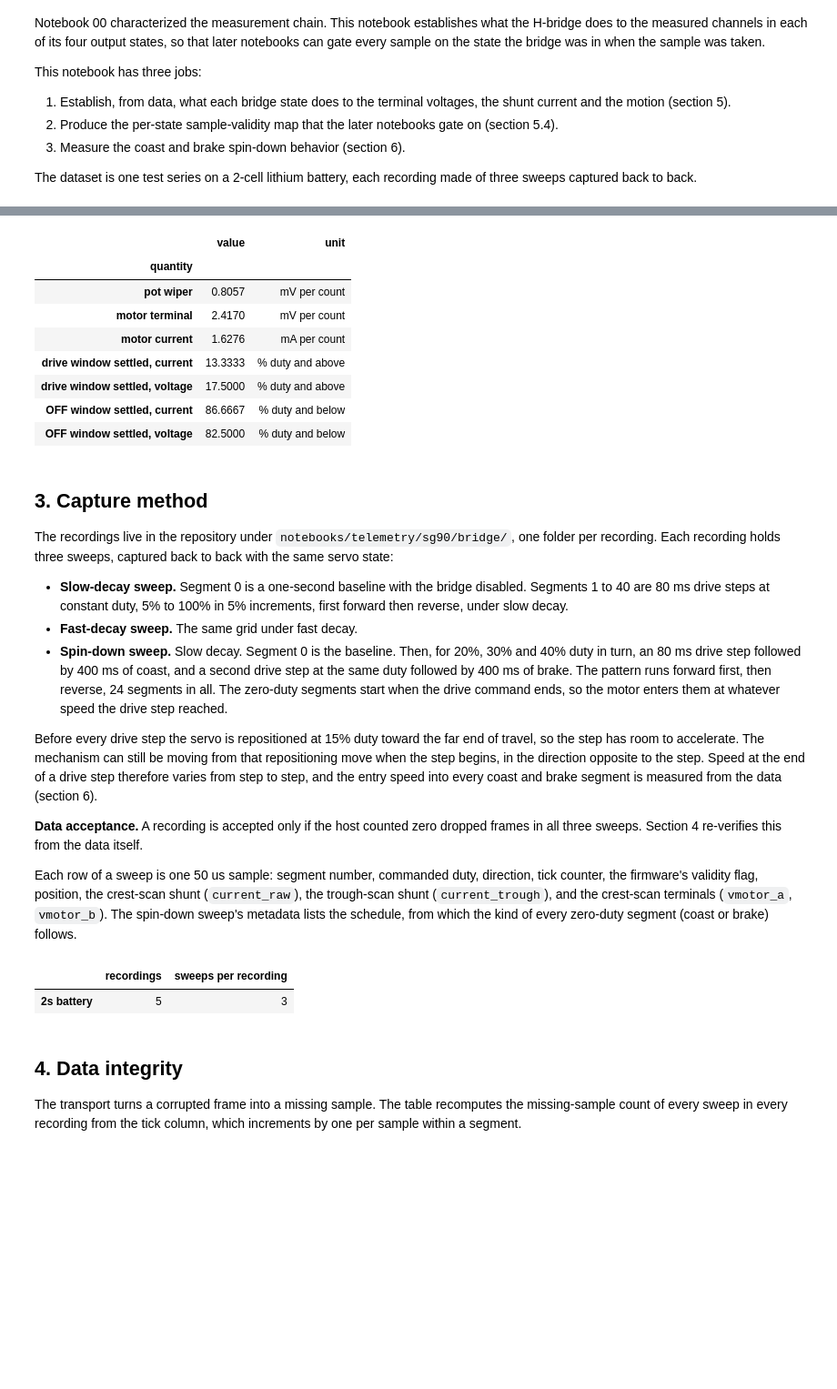
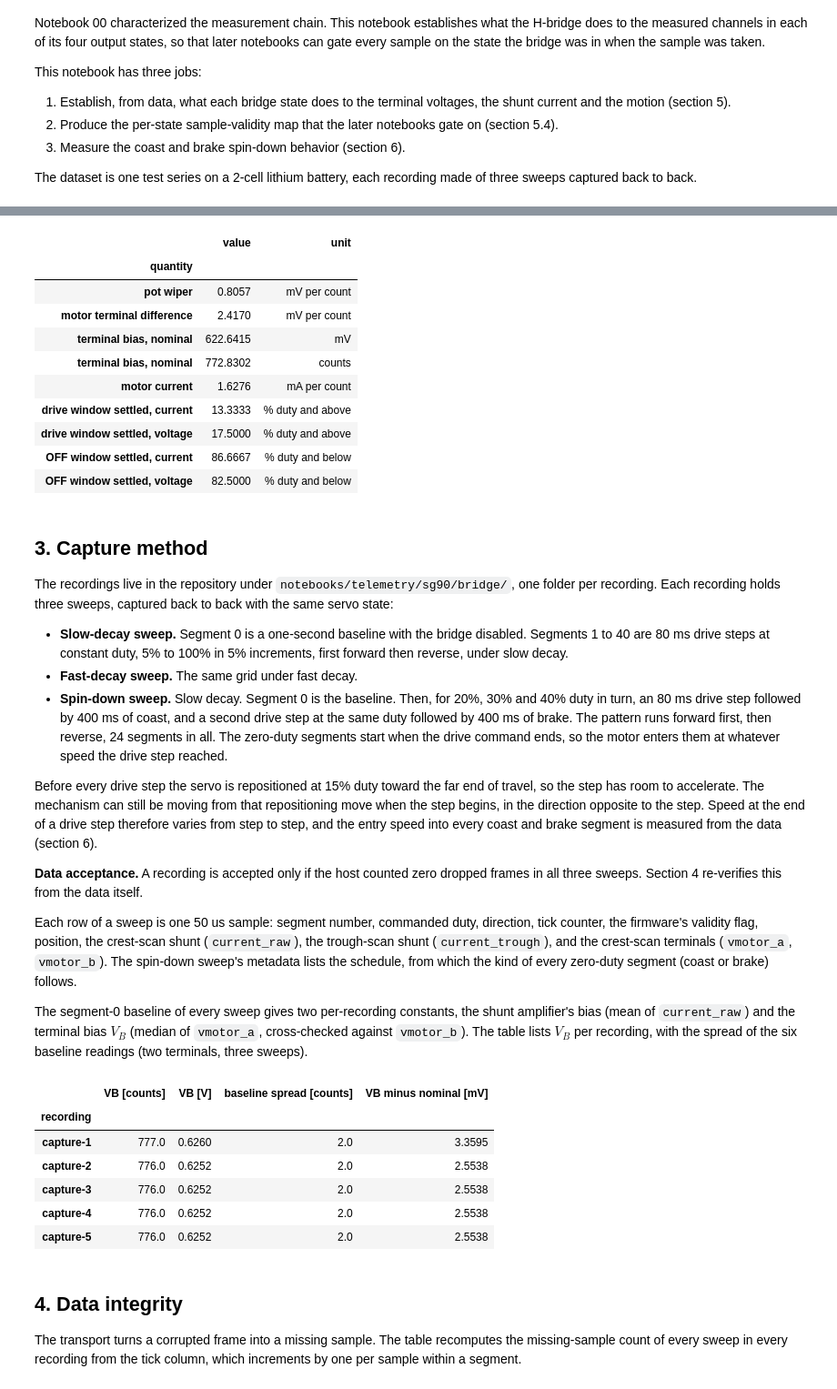
Before and after one commit to OpenServoCore/open-servo-core, a Jupyter notebook: notebooks/01-bridge-states.ipynb, the cells around one changed output, grey strips where cells are left out. Shown at 91% size. Saved outputs shown, nothing was run; the diff lists cells and outputs as text; code cells hidden in the pictures; blank space fills up the shorter version.

Commit message:
notebooks: bridge states on the biased terminal dividers

```diff
--- a/notebooks/01-bridge-states.ipynb
+++ b/notebooks/01-bridge-states.ipynb
@@ -110,6 +127,8 @@ VDD_V = 3.300               # ADC reference, nominal, not measured
 ADC_COUNTS = 4096           # 12-bit converter
 DIV_TOP_OHM = 20_000        # motor terminal divider, top leg
 DIV_BOT_OHM = 10_000        # motor terminal divider, bottom leg
+BIAS_TOP_OHM = 430          # terminal bias divider from VDD, top leg
+BIAS_BOT_OHM = 100          # terminal bias divider, bottom leg
 SHUNT_OHM = 0.033           # current shunt
 AMP_GAIN = 15.0             # current amplifier gain
 TICK_HZ = 20_000            # control / sample rate
@@ -121,13 +140,21 @@ FLOOR_V_TICKS = 210         # voltage sampling floor
 # --- derived conversion factors ---
 V_ADC_PER_COUNT = VDD_V / ADC_COUNTS                       # volts at the ADC pin
 V_TERM_PER_COUNT = V_ADC_PER_COUNT * (DIV_TOP_OHM + DIV_BOT_OHM) / DIV_BOT_OHM
+DIV_RATIO = (DIV_TOP_OHM + DIV_BOT_OHM) / DIV_BOT_OHM      # 3: tap = Vt/3 + 2/3 VB
+VB_NOM_V = VDD_V * BIAS_BOT_OHM / (BIAS_TOP_OHM + BIAS_BOT_OHM)
 A_PER_COUNT = V_ADC_PER_COUNT / (AMP_GAIN * SHUNT_OHM)     # amps through the shunt
 FLOOR_I_PCT = FLOOR_I_TICKS * 100.0 / PWM_HALF_TICKS
 FLOOR_V_PCT = FLOOR_V_TICKS * 100.0 / PWM_HALF_TICKS
 
+def term_V(tap_counts, vb_counts):
+    # Absolute terminal voltage from a tap reading: Vt = 3 tap - 2 VB.
+    return (DIV_RATIO * tap_counts - (DIV_RATIO - 1) * vb_counts) * V_ADC_PER_COUNT
+
 pd.DataFrame([
     {"quantity": "pot wiper", "value": V_ADC_PER_COUNT * 1e3, "unit": "mV per count"},
-    {"quantity": "motor terminal", "value": V_TERM_PER_COUNT * 1e3, "unit": "mV per count"},
+    {"quantity": "motor terminal difference", "value": V_TERM_PER_COUNT * 1e3, "unit": "mV per count"},
+    {"quantity": "terminal bias, nominal", "value": VB_NOM_V * 1e3, "unit": "mV"},
+    {"quantity": "terminal bias, nominal", "value": VB_NOM_V / V_ADC_PER_COUNT, "unit": "counts"},
     {"quantity": "motor current", "value": A_PER_COUNT * 1e3, "unit": "mA per count"},
     {"quantity": "drive window settled, current", "value": FLOOR_I_PCT, "unit": "% duty and above"},
     {"quantity": "drive window settled, voltage", "value": FLOOR_V_PCT, "unit": "% duty and above"},
@@ -138,7 +165,9 @@ pd.DataFrame([
 |  | value | unit |
 | quantity |  |  |
 | pot wiper | 0.8057 | mV per count |
-| motor terminal | 2.4170 | mV per count |
+| motor terminal difference | 2.4170 | mV per count |
+| terminal bias, nominal | 622.6415 | mV |
+| terminal bias, nominal | 772.8302 | counts |
 | motor current | 1.6276 | mA per count |
 | drive window settled, current | 13.3333 | % duty and above |
 | drive window settled, voltage | 17.5000 | % duty and above |
@@ -179,37 +208,59 @@ crest-scan shunt (`current_raw`), the trough-scan shunt
 (`current_trough`), and the crest-scan terminals (`vmotor_a`,
 `vmotor_b`). The spin-down sweep's metadata lists the schedule, from which
 the kind of every zero-duty segment (coast or brake) follows.
+
+The segment-0 baseline of every sweep gives two per-recording constants,
+the shunt amplifier's bias (mean of `current_raw`) and the terminal bias
+$V_B$ (median of `vmotor_a`, cross-checked against `vmotor_b`). The
+table lists $V_B$ per recording, with the spread of the six baseline
+readings (two terminals, three sweeps).
 # %%
 TELEMETRY = Path("telemetry/sg90/bridge")
 SWEEPS = ("slow", "fast", "spindown")
 
 def load_sweep(rec_dir, name):
     df = pd.read_csv(rec_dir / f"{name}.csv.gz")
     meta = json.loads((rec_dir / f"{name}.meta.json").read_text())
     df["duty_pct"] = df["cmd_duty_q15"] * 100.0 / Q15
     df["mag_pct"] = df["duty_pct"].abs().round().astype(int)
     df["bias"] = df.loc[df["seg"] == 0, "current_raw"].mean()
+    base = df[df["seg"] == 0]
+    df["vb"] = base["vmotor_a"].median()
+    df["vb_b"] = base["vmotor_b"].median()
     if name == "spindown":
         # Segment k (k >= 1) is schedule entry (k - 1) mod len(schedule).
         sched = meta["schedule"]
         kinds = ["baseline"] + [
             "drive" if ":" not in s else s.split(":")[0]
             for s in sched * (df["seg"].max() // len(sched))
         ]
         df["kind"] = df["seg"].map(dict(enumerate(kinds)))
     return df, meta
 
 recs = {}
 for d in sorted(TELEMETRY.glob("capture-*"), key=lambda p: int(p.name.split("-")[1])):
     recs[d.name] = {name: load_sweep(d, name) for name in SWEEPS}
 
-pd.DataFrame({
-    "recordings": [len(recs)],
-    "sweeps per recording": [len(SWEEPS)],
-}, index=["2s battery"])
+rows = []
+for name, sweeps in recs.items():
+    taps = [sweeps[s][0][k].iloc[0] for s in SWEEPS for k in ("vb", "vb_b")]
+    vb = sweeps["slow"][0]["vb"].iloc[0]
+    rows.append({
+        "recording": name,
+        "VB [counts]": vb,
+        "VB [V]": vb * V_ADC_PER_COUNT,
+        "baseline spread [counts]": max(taps) - min(taps),
+        "VB minus nominal [mV]": (vb * V_ADC_PER_COUNT - VB_NOM_V) * 1e3,
+    })
+pd.DataFrame(rows).set_index("recording").round(4)
 # %% [output]
-|  | recordings | sweeps per recording |
-| 2s battery | 5 | 3 |
+|  | VB [counts] | VB [V] | baseline spread [counts] | VB minus nominal [mV] |
+| recording |  |  |  |  |
+| capture-1 | 777.0 | 0.6260 | 2.0 | 3.3595 |
+| capture-2 | 776.0 | 0.6252 | 2.0 | 2.5538 |
+| capture-3 | 776.0 | 0.6252 | 2.0 | 2.5538 |
+| capture-4 | 776.0 | 0.6252 | 2.0 | 2.5538 |
+| capture-5 | 776.0 | 0.6252 | 2.0 | 2.5538 |
 # %% [markdown]
 ## 4. Data integrity
 
```
Also changed, not shown: parts of 38 cells of this notebook.
